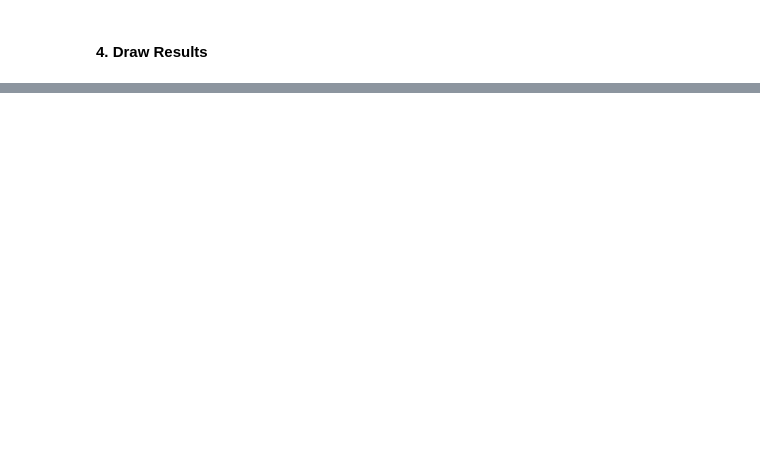
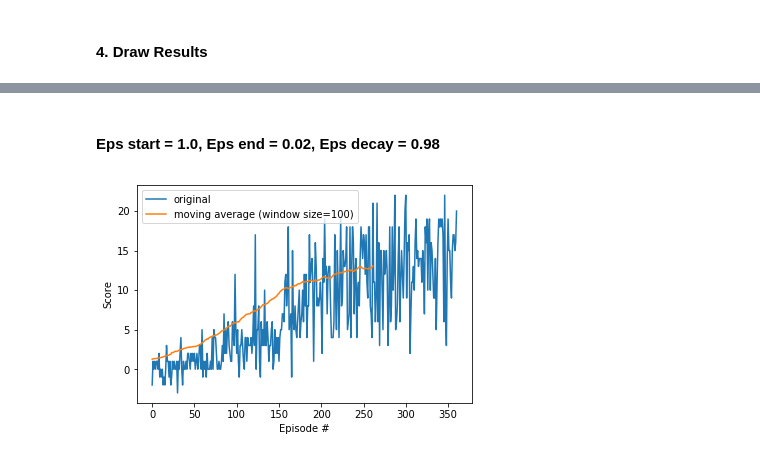
Before and after one commit to Brandon-HY-Lin/deep-reinforcement-learning, a Jupyter notebook: p1_navigation/Navigation_Double_DQN.ipynb, the cells around one changed output, grey strips where cells are left out. Cells and saved outputs as stored; diff of their text form; code cells hidden in the pictures; blank space fills up the shorter version.

Commit message:
feat: implement DDQN
1. Implement Double DQN.
2. Upload logs and checkpoints of DDQN model.

```diff
--- a/p1_navigation/Navigation_Double_DQN.ipynb
+++ b/p1_navigation/Navigation_Double_DQN.ipynb
@@ -85,7 +100,7 @@ import numpy as np
 
 
 from agents.ddqn_agent import DDQN_Agent
-from .task import Task
+from task import Task
 
 n_episodes=2000
 
@@ -123,10 +138,9 @@ def ddqn(unity_env, path_model, path_log, n_episodes=2000, max_t=1000, eps_start
     eps = eps_start
 
 
+    time_start = datetime.now()
 
     for i_episode in range(1, n_episodes+1):
-        time_start = datetime.now()
-
 
         state = task.reset()
         score = 0.0
@@ -171,6 +185,11 @@ def ddqn(unity_env, path_model, path_log, n_episodes=2000, max_t=1000, eps_start
     # save model
     torch.save(agent.qnetwork_local.state_dict(), path_model)
 
-    # save scores
-    with open(path_log, 'wb') as f
-        pickle.dump(scores, f)
+    return scores
+
+
+scores = ddqn(unity_env=env, path_model=path_model, path_log=path_log, n_episodes=n_episodes)
+
+# save scores
+with open(path_log, 'wb') as f:
+    pickle.dump(scores, f)
@@ -325,0 +728,26 @@ plt.show()
+# %% [markdown]
+#### Eps start = 1.0, Eps end = 0.02, Eps decay = 0.98
+# %%
+import matplotlib.pyplot as plt
+%matplotlib inline
+import numpy as np
+import pickle
+
+def plot_result(path_log, length_moving_average):
+    with open(path_log, 'rb') as f:
+        scores = pickle.load(f)
+
+    moving_average = np.convolve(scores, np.ones((length_moving_average,))/length_moving_average, mode='valid')
+    fig = plt.figure()
+    ax = fig.add_subplot(111)
+    plt.plot(np.arange(len(scores)), scores, label='original')
+    plt.plot(np.arange(len(moving_average)), moving_average, label='moving average (window size={})'.format(length_moving_average))
+    plt.legend()
+    plt.ylabel('Score')
+    plt.xlabel('Episode #')
+    plt.show()
+
+
+plot_result(path_log, LENGTH_MOVING_AVERAGE)
+# %% [output]
+[figure, added]
```
Also changed, not shown: parts of 17 cells of this notebook, 11 other files.
